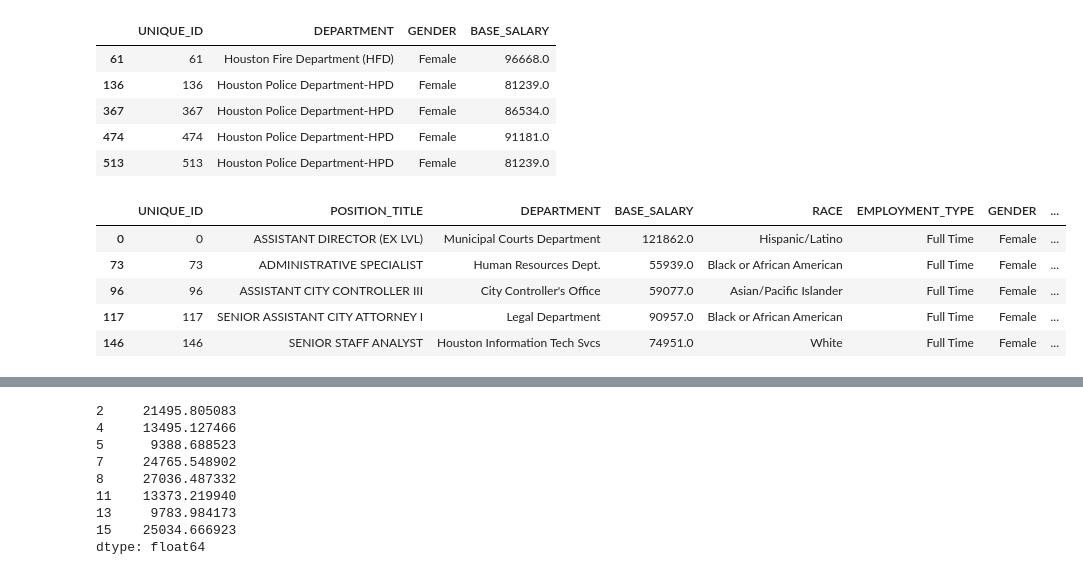
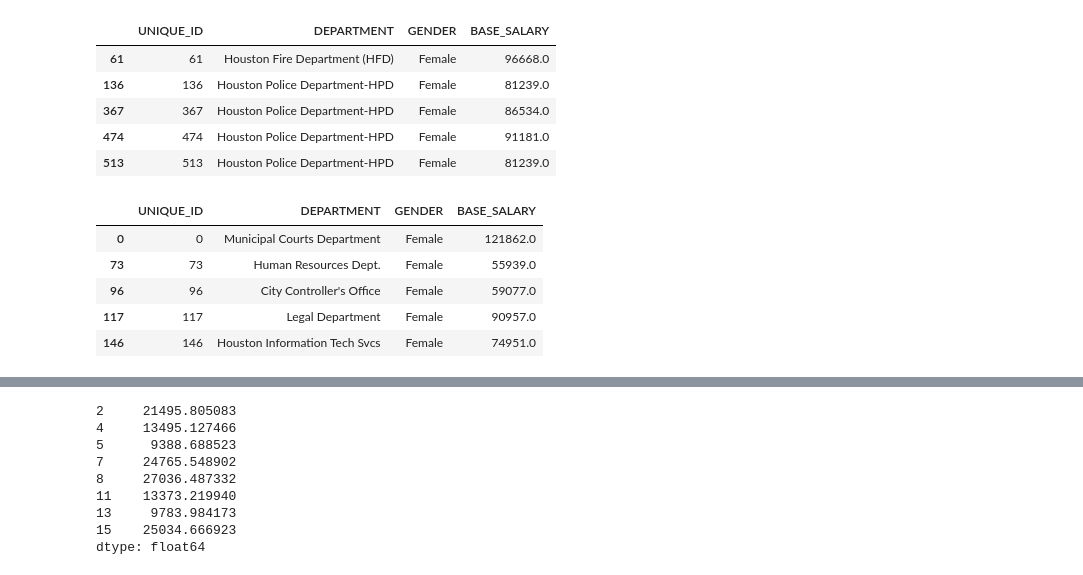
Before and after one commit to davetlewis-van/Pandas-Cookbook, a Jupyter notebook: Boolean Indexing.ipynb, the cells around one changed output, grey strips where cells are left out. Saved outputs shown, nothing was run; the diff lists cells and outputs as text; code cells hidden in the pictures.

```diff
--- a/Boolean Indexing.ipynb
+++ b/Boolean Indexing.ipynb
@@ -568,11 +568,11 @@ top10_depts = employee.DEPARTMENT.value_counts().index[:10].tolist()
 qs = "DEPARTMENT not in @top10_depts and GENDER == 'Female'"
 # %%
 employee_filtered2 = employee.query(qs)
-employee_filtered2.head()
+employee_filtered2[select_columns].head()
 # %% [output]
-|  | UNIQUE_ID | POSITION_TITLE | DEPARTMENT | BASE_SALARY | RACE | EMPLOYMENT_TYPE | GENDER | ... |
-| 0 | 0 | ASSISTANT DIRECTOR (EX LVL) | Municipal Courts Department | 121862.0 | Hispanic/Latino | Full Time | Female | ... |
-| 73 | 73 | ADMINISTRATIVE SPECIALIST | Human Resources Dept. | 55939.0 | Black or African American | Full Time | Female | ... |
-| 96 | 96 | ASSISTANT CITY CONTROLLER III | City Controller's Office | 59077.0 | Asian/Pacific Islander | Full Time | Female | ... |
-| 117 | 117 | SENIOR ASSISTANT CITY ATTORNEY I | Legal Department | 90957.0 | Black or African American | Full Time | Female | ... |
-| 146 | 146 | SENIOR STAFF ANALYST | Houston Information Tech Svcs | 74951.0 | White | Full Time | Female | ... |
+|  | UNIQUE_ID | DEPARTMENT | GENDER | BASE_SALARY |
+| 0 | 0 | Municipal Courts Department | Female | 121862.0 |
+| 73 | 73 | Human Resources Dept. | Female | 55939.0 |
+| 96 | 96 | City Controller's Office | Female | 59077.0 |
+| 117 | 117 | Legal Department | Female | 90957.0 |
+| 146 | 146 | Houston Information Tech Svcs | Female | 74951.0 |
```
Also changed, not shown: parts of 46 cells of this notebook, 1 other file.
